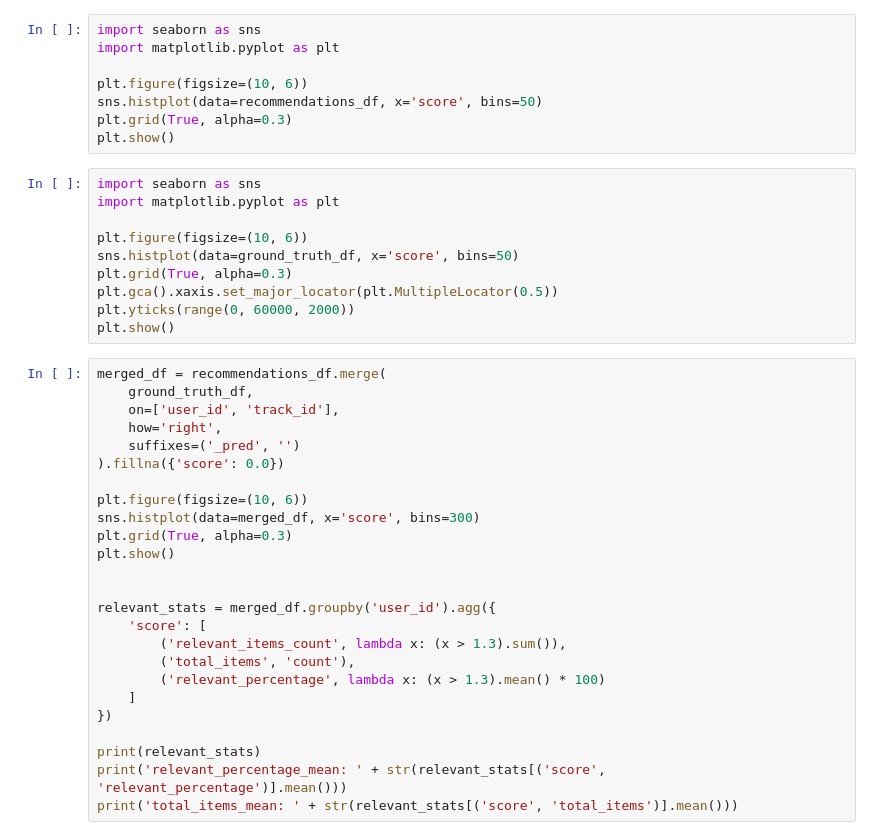
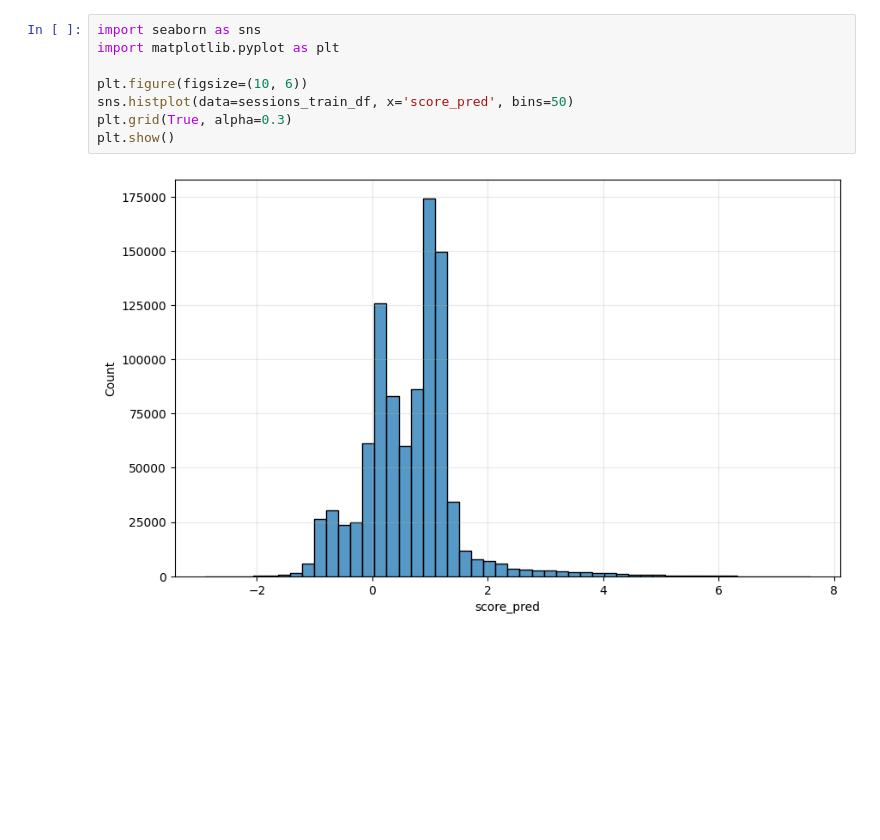
Before and after one commit to maksbilski/playlist_recommendation_system, a Jupyter notebook: training.ipynb, the cells around one changed output. Cells and saved outputs as stored; diff of their text form; blank space fills up the shorter version.

```diff
--- a/training.ipynb
+++ b/training.ipynb
@@ -85,43 +134,10 @@ for metric, value in metrics.items():
 # %%
 import seaborn as sns
 import matplotlib.pyplot as plt
 
 plt.figure(figsize=(10, 6))
-sns.histplot(data=recommendations_df, x='score', bins=50)
+sns.histplot(data=sessions_train_df, x='score_pred', bins=50)
 plt.grid(True, alpha=0.3)
 plt.show()
+# %% [output]
+[figure, added]
-# %%
-import seaborn as sns
-import matplotlib.pyplot as plt
-
-plt.figure(figsize=(10, 6))
-sns.histplot(data=ground_truth_df, x='score', bins=50)
-plt.grid(True, alpha=0.3)
-plt.gca().xaxis.set_major_locator(plt.MultipleLocator(0.5))
-plt.yticks(range(0, 60000, 2000))
-plt.show()
-# %%
-merged_df = recommendations_df.merge(
-    ground_truth_df,
-    on=['user_id', 'track_id'],
-    how='right',
-    suffixes=('_pred', '')
-).fillna({'score': 0.0})
-
-plt.figure(figsize=(10, 6))
-sns.histplot(data=merged_df, x='score', bins=300)
-plt.grid(True, alpha=0.3)
-plt.show()
-
-
-relevant_stats = merged_df.groupby('user_id').agg({
-    'score': [
-        ('relevant_items_count', lambda x: (x > 1.3).sum()),
-        ('total_items', 'count'),
-        ('relevant_percentage', lambda x: (x > 1.3).mean() * 100)
-    ]
-})
-
-print(relevant_stats)
-print('relevant_percentage_mean: ' + str(relevant_stats[('score', 'relevant_percentage')].mean()))
-print('total_items_mean: ' + str(relevant_stats[('score', 'total_items')].mean()))
```
Also changed, not shown: parts of 22 cells of this notebook.
